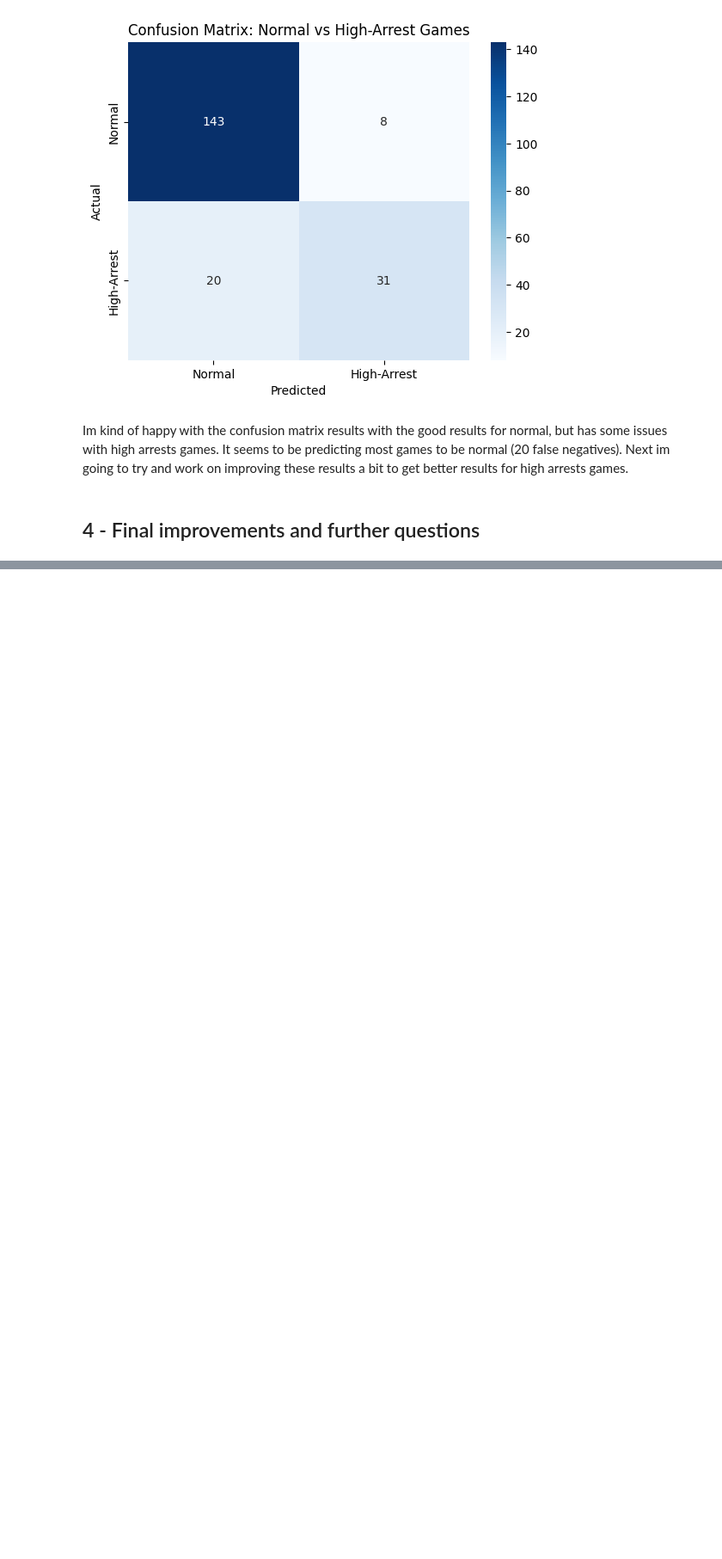
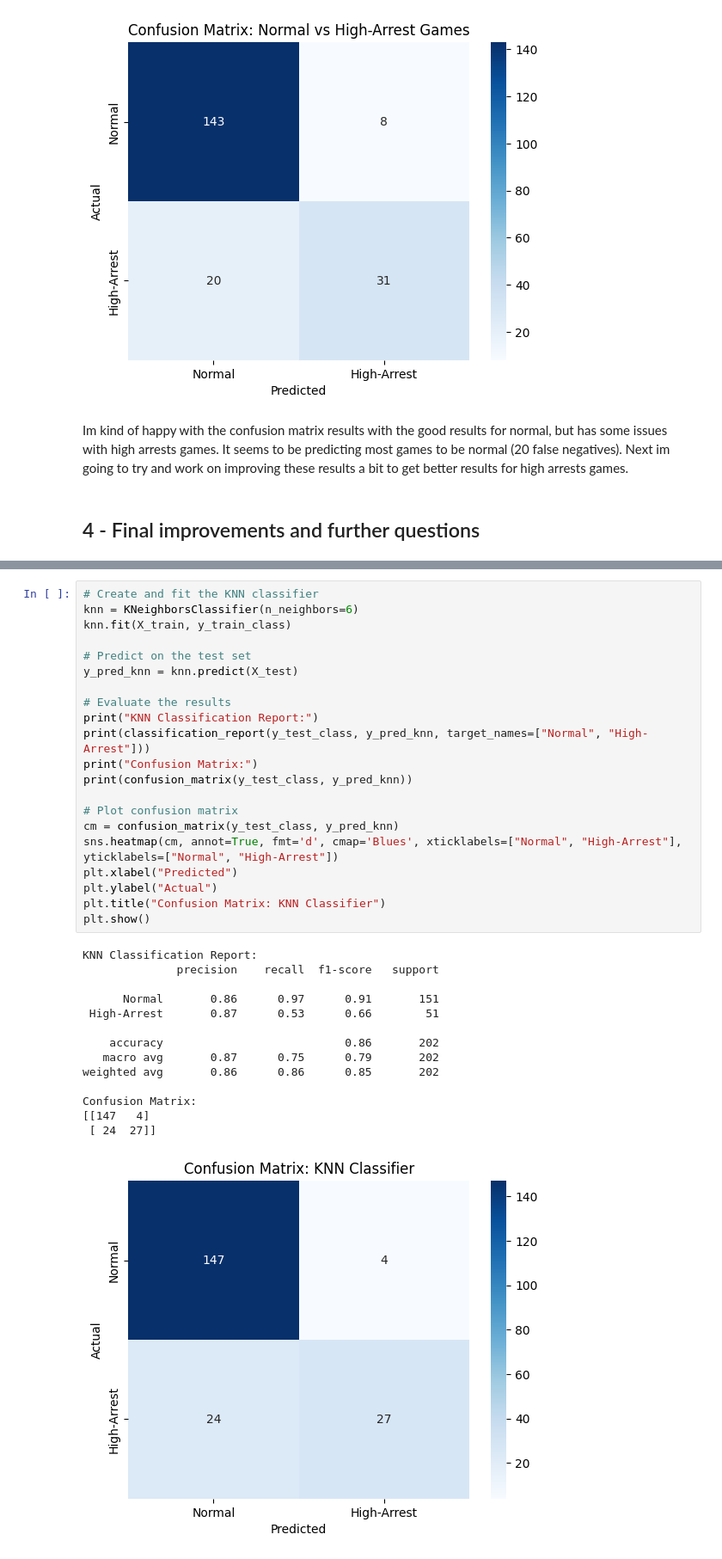
Before and after one commit to NateCook541/Data-science-final-project, a Jupyter notebook: mainNFLArrrest.ipynb, the cells around one changed output, grey strips where cells are left out. Shown at 86% size. Cells and saved outputs as stored; diff of their text form; blank space fills up the shorter version.

```diff
--- a/mainNFLArrrest.ipynb
+++ b/mainNFLArrrest.ipynb
@@ -707,0 +909,36 @@ Im kind of happy with the confusion matrix results with the good results for nor
+# %%
+# Create and fit the KNN classifier
+knn = KNeighborsClassifier(n_neighbors=6)
+knn.fit(X_train, y_train_class)
+
+# Predict on the test set
+y_pred_knn = knn.predict(X_test)
+
+# Evaluate the results
+print("KNN Classification Report:")
+print(classification_report(y_test_class, y_pred_knn, target_names=["Normal", "High-Arrest"]))
+print("Confusion Matrix:")
+print(confusion_matrix(y_test_class, y_pred_knn))
+
+# Plot confusion matrix
+cm = confusion_matrix(y_test_class, y_pred_knn)
+sns.heatmap(cm, annot=True, fmt='d', cmap='Blues', xticklabels=["Normal", "High-Arrest"], yticklabels=["Normal", "High-Arrest"])
+plt.xlabel("Predicted")
+plt.ylabel("Actual")
+plt.title("Confusion Matrix: KNN Classifier")
+plt.show()
+# %% [output]
+KNN Classification Report:
+              precision    recall  f1-score   support
+
+      Normal       0.86      0.97      0.91       151
+ High-Arrest       0.87      0.53      0.66        51
+
+    accuracy                           0.86       202
+   macro avg       0.87      0.75      0.79       202
+weighted avg       0.86      0.86      0.85       202
+
+Confusion Matrix:
+[[147   4]
+ [ 24  27]]
+[figure, added]
```
Also changed, not shown: parts of 17 cells of this notebook.
